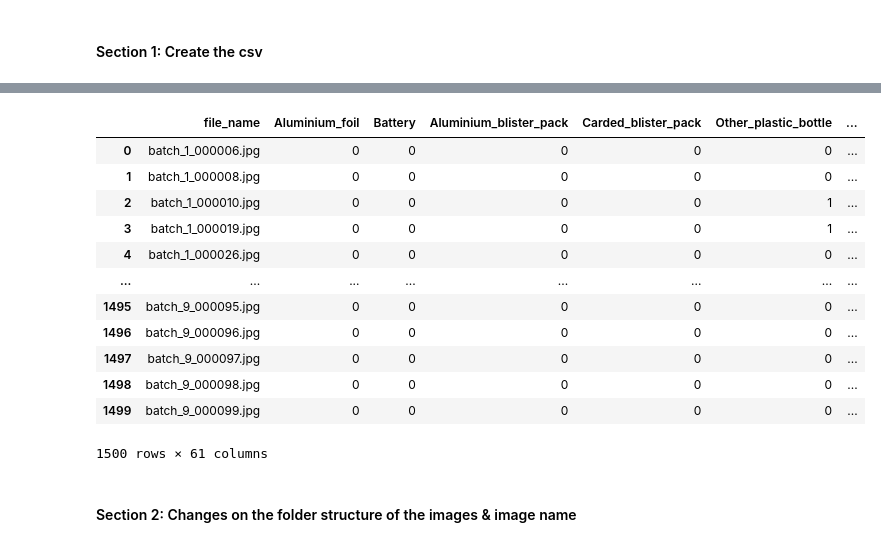
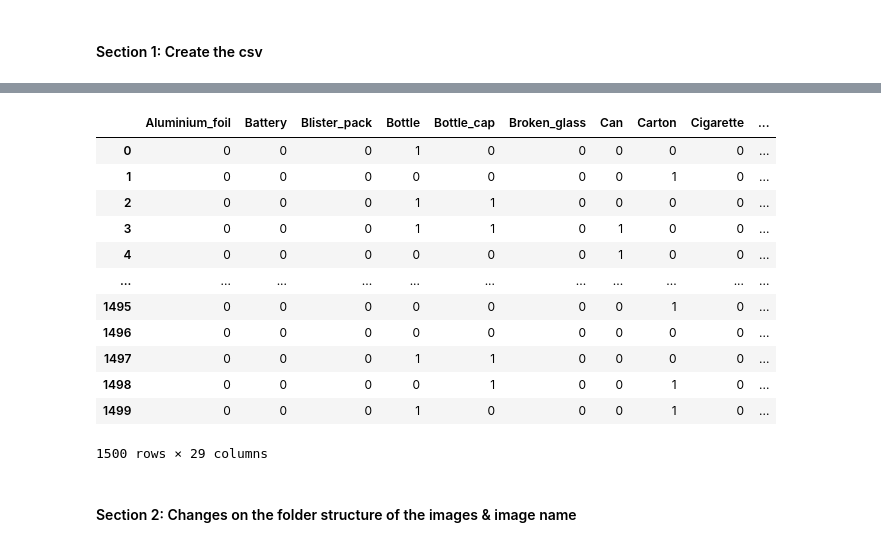
Before and after one commit to Micha-JS/TACO_MJS, a Jupyter notebook: Data_preparation.ipynb, the cells around one changed output, grey strips where cells are left out. Saved outputs shown, nothing was run; the diff lists cells and outputs as text; code cells hidden in the pictures.

Commit message:
Split data with original labels

```diff
--- a/Data_preparation.ipynb
+++ b/Data_preparation.ipynb
@@ -48,11 +113,11 @@ def create_image_label_df(anns_file_path, categories_level = 'name'):
     df_anns['category_id'] = df_anns['category_id'].apply(set)
 
     img_label_df = pd.merge(df_anns[['image_id', 'category_id']],
-                            df_imgs[['id', 'file_name','flickr_url']],
+                            df_imgs[['id', 'file_name']],
                             left_on='image_id',
                             right_on = 'id')
 
-    array_labels = lambda x: np.array([1 if i+1 in x else 0 for i in range(len(categories))])
+    array_labels = lambda x: np.array([1 if i in x else 0 for i in range(len(categories))])
     img_label_df['labels'] = img_label_df['category_id'].apply(array_labels)
 
 
@@ -68,48 +133,48 @@ def create_image_label_df(anns_file_path, categories_level = 'name'):
         cat = {str(d['id']): d['supercategory'].replace(' ', '_') for d in categories}
         img_label_df = img_label_df.rename(columns = cat)
     else:
         cat = {str(d['id']): d['name'].replace(' ', '_') for d in categories}
         img_label_df = img_label_df.rename(columns = cat)
 
 
-    img_label_df = img_label_df.drop(['category_id','image_id','id','flickr_url'], axis = 1)
+    img_label_df = img_label_df.drop(['category_id','image_id','id'], axis = 1)
     img_label_df['file_name'] = img_label_df['file_name'].str.replace('/', '_')
 
     img_label_df['file_name'] = img_label_df['file_name'].str.lower()
 
 
     # Drop columns that are double, and create a binary df again
     if categories_level == 'supercategory':
         img_label_df = img_label_df.groupby(img_label_df.columns, axis=1).sum()
 
         def binarize(x):
             if x == 0:
                 return 0
             else:
                 return 1
         img_label_df.iloc[:,:-1] = img_label_df.iloc[:,:-1].applymap(binarize)
         img_label_df.to_csv('data/splits/sup_cat_labels.csv',index=False)
     else:
         img_label_df.to_csv('data/splits/labels.csv',index=False)
 
 
     return img_label_df
 
-create_image_label_df(anns_file_path, categories_level = 'name')
+create_image_label_df(anns_file_path, categories_level = 'supercategory')
 # %% [output]
-|  | file_name | Aluminium_foil | Battery | Aluminium_blister_pack | Carded_blister_pack | Other_plastic_bottle | ... |
-| 0 | batch_1_000006.jpg | 0 | 0 | 0 | 0 | 0 | ... |
-| 1 | batch_1_000008.jpg | 0 | 0 | 0 | 0 | 0 | ... |
-| 2 | batch_1_000010.jpg | 0 | 0 | 0 | 0 | 1 | ... |
-| 3 | batch_1_000019.jpg | 0 | 0 | 0 | 0 | 1 | ... |
-| 4 | batch_1_000026.jpg | 0 | 0 | 0 | 0 | 0 | ... |
-| ... | ... | ... | ... | ... | ... | ... | ... |
-| 1495 | batch_9_000095.jpg | 0 | 0 | 0 | 0 | 0 | ... |
-| 1496 | batch_9_000096.jpg | 0 | 0 | 0 | 0 | 0 | ... |
-| 1497 | batch_9_000097.jpg | 0 | 0 | 0 | 0 | 0 | ... |
-| 1498 | batch_9_000098.jpg | 0 | 0 | 0 | 0 | 0 | ... |
-| 1499 | batch_9_000099.jpg | 0 | 0 | 0 | 0 | 0 | ... |
+|  | Aluminium_foil | Battery | Blister_pack | Bottle | Bottle_cap | Broken_glass | Can | Carton | Cigarette | ... |
+| 0 | 0 | 0 | 0 | 1 | 0 | 0 | 0 | 0 | 0 | ... |
+| 1 | 0 | 0 | 0 | 0 | 0 | 0 | 0 | 1 | 0 | ... |
+| 2 | 0 | 0 | 0 | 1 | 1 | 0 | 0 | 0 | 0 | ... |
+| 3 | 0 | 0 | 0 | 1 | 1 | 0 | 1 | 0 | 0 | ... |
+| 4 | 0 | 0 | 0 | 0 | 0 | 0 | 1 | 0 | 0 | ... |
+| ... | ... | ... | ... | ... | ... | ... | ... | ... | ... | ... |
+| 1495 | 0 | 0 | 0 | 0 | 0 | 0 | 0 | 1 | 0 | ... |
+| 1496 | 0 | 0 | 0 | 0 | 0 | 0 | 0 | 0 | 0 | ... |
+| 1497 | 0 | 0 | 0 | 1 | 1 | 0 | 0 | 0 | 0 | ... |
+| 1498 | 0 | 0 | 0 | 0 | 1 | 0 | 0 | 1 | 0 | ... |
+| 1499 | 0 | 0 | 0 | 1 | 0 | 0 | 0 | 1 | 0 | ... |
-1500 rows × 61 columns
+1500 rows × 29 columns
 # %% [markdown]
 #### Section 2: Changes on the folder structure of the images & image name
 # %%
```
Also changed, not shown: parts of 4 cells of this notebook, 24 other files.
